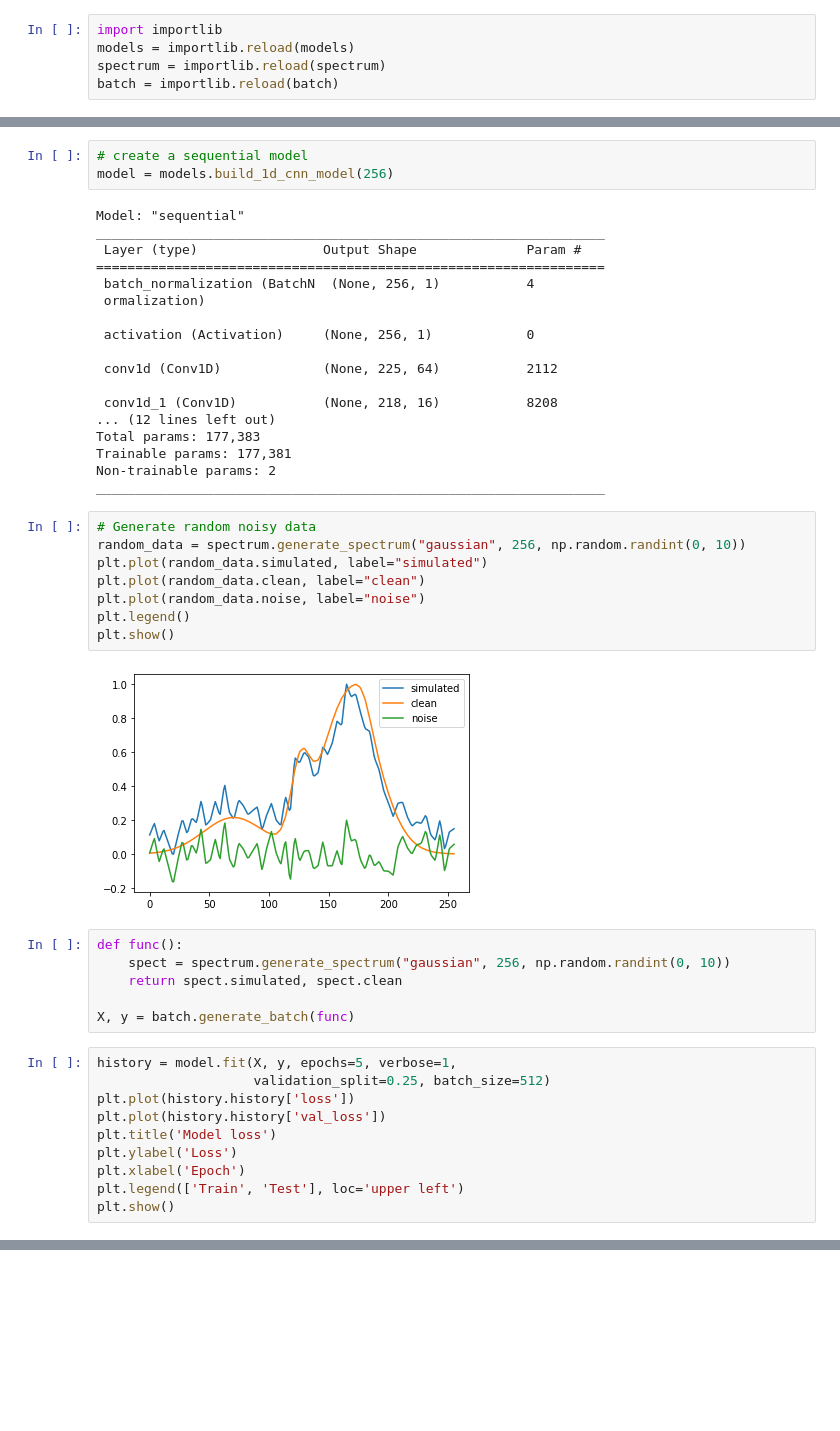
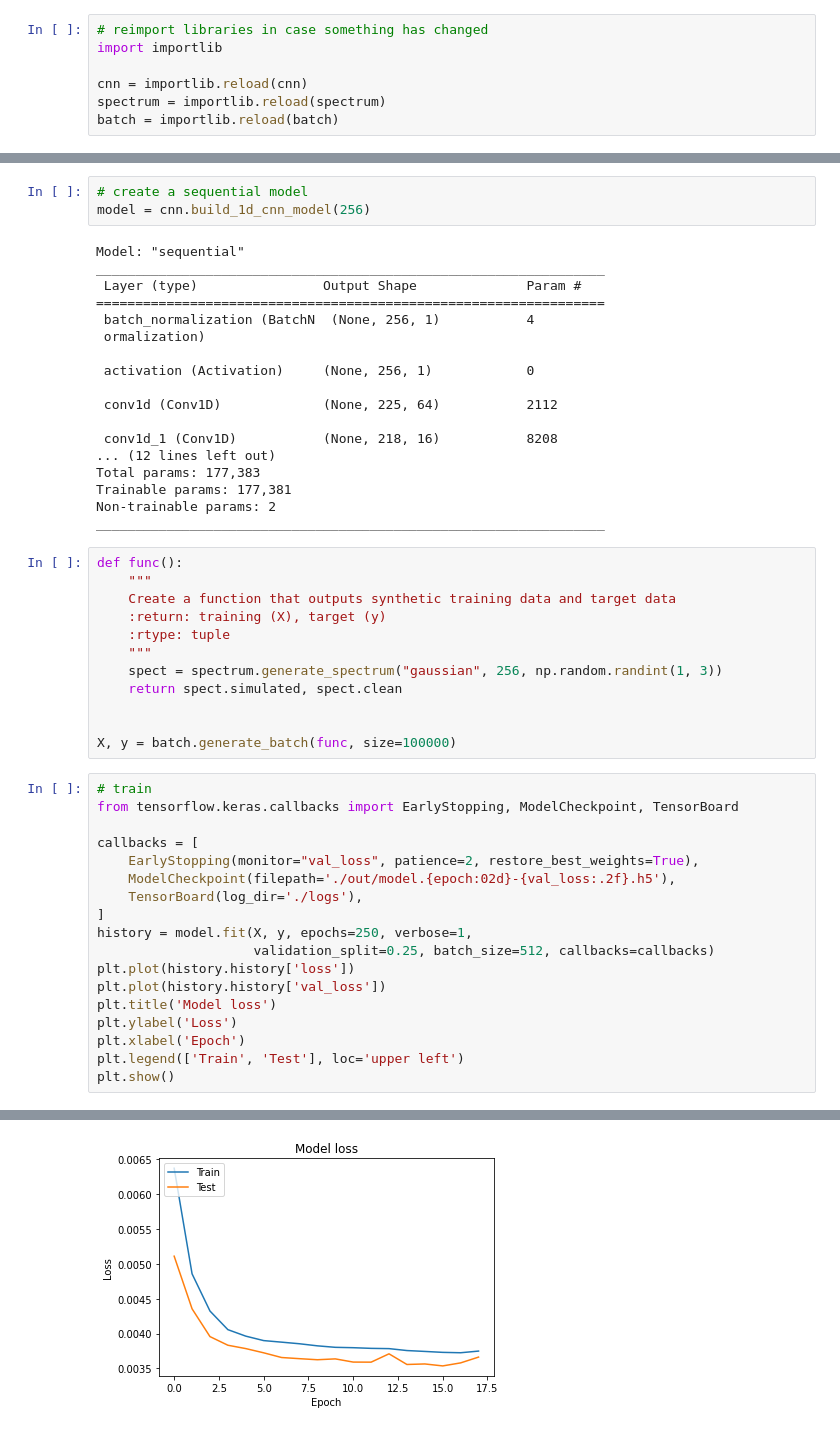
Before and after one commit to JeremyPorquez/1D_CNN, a Jupyter notebook: 1DCNN_Noisy.ipynb, the cells around one changed output, grey strips where cells are left out. Drawn from its saved outputs; the diff is of its cells as text; blank space fills up the shorter version.

```diff
--- a/1DCNN_Noisy.ipynb
+++ b/1DCNN_Noisy.ipynb
@@ -5,6 +5,8 @@ import numpy as np
 from functions import spectrum, batch
 # %%
+# reimport libraries in case something has changed
 import importlib
-models = importlib.reload(models)
+
+cnn = importlib.reload(cnn)
 spectrum = importlib.reload(spectrum)
 batch = importlib.reload(batch)
@@ -11,6 +23,6 @@ batch = importlib.reload(batch)
 # %%
 # create a sequential model
-model = models.build_1d_cnn_model(256)
+model = cnn.build_1d_cnn_model(256)
 # %% [output]
 Model: "sequential"
 _________________________________________________________________
@@ -29,25 +41,29 @@ Total params: 177,383
 Trainable params: 177,381
 Non-trainable params: 2
 _________________________________________________________________
-# %%
-# Generate random noisy data
-random_data = spectrum.generate_spectrum("gaussian", 256, np.random.randint(0, 10))
-plt.plot(random_data.simulated, label="simulated")
-plt.plot(random_data.clean, label="clean")
-plt.plot(random_data.noise, label="noise")
-plt.legend()
-plt.show()
-# %% [output]
-[figure, removed]
 # %%
 def func():
-    spect = spectrum.generate_spectrum("gaussian", 256, np.random.randint(0, 10))
+    """
+    Create a function that outputs synthetic training data and target data
+    :return: training (X), target (y)
+    :rtype: tuple
+    """
+    spect = spectrum.generate_spectrum("gaussian", 256, np.random.randint(1, 3))
     return spect.simulated, spect.clean
 
-X, y = batch.generate_batch(func)
+
+X, y = batch.generate_batch(func, size=100000)
 # %%
-history = model.fit(X, y, epochs=5, verbose=1,
-                    validation_split=0.25, batch_size=512)
+# train
+from tensorflow.keras.callbacks import EarlyStopping, ModelCheckpoint, TensorBoard
+
+callbacks = [
+    EarlyStopping(monitor="val_loss", patience=2, restore_best_weights=True),
+    ModelCheckpoint(filepath='./out/model.{epoch:02d}-{val_loss:.2f}.h5'),
+    TensorBoard(log_dir='./logs'),
+]
+history = model.fit(X, y, epochs=250, verbose=1,
+                    validation_split=0.25, batch_size=512, callbacks=callbacks)
 plt.plot(history.history['loss'])
 plt.plot(history.history['val_loss'])
 plt.title('Model loss')
@@ -59,0 +92 @@ Epoch 1/5
+[figure, added]
```
Also changed, not shown: parts of 5 cells of this notebook, 3 other files.
